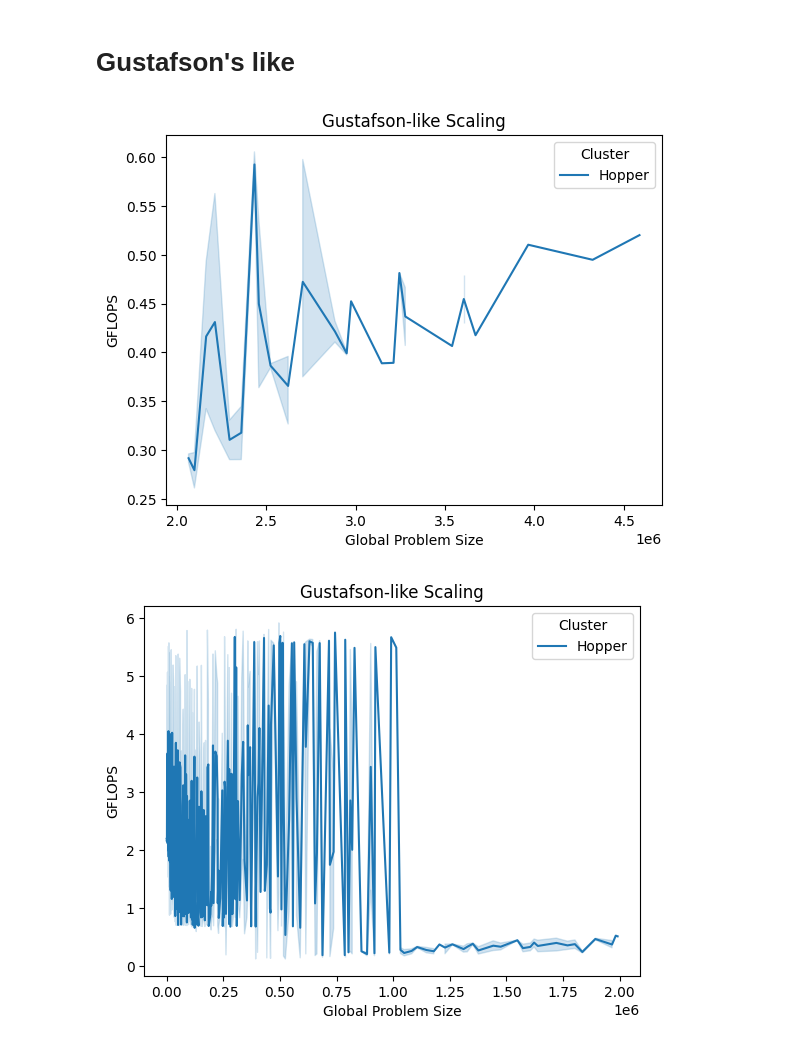
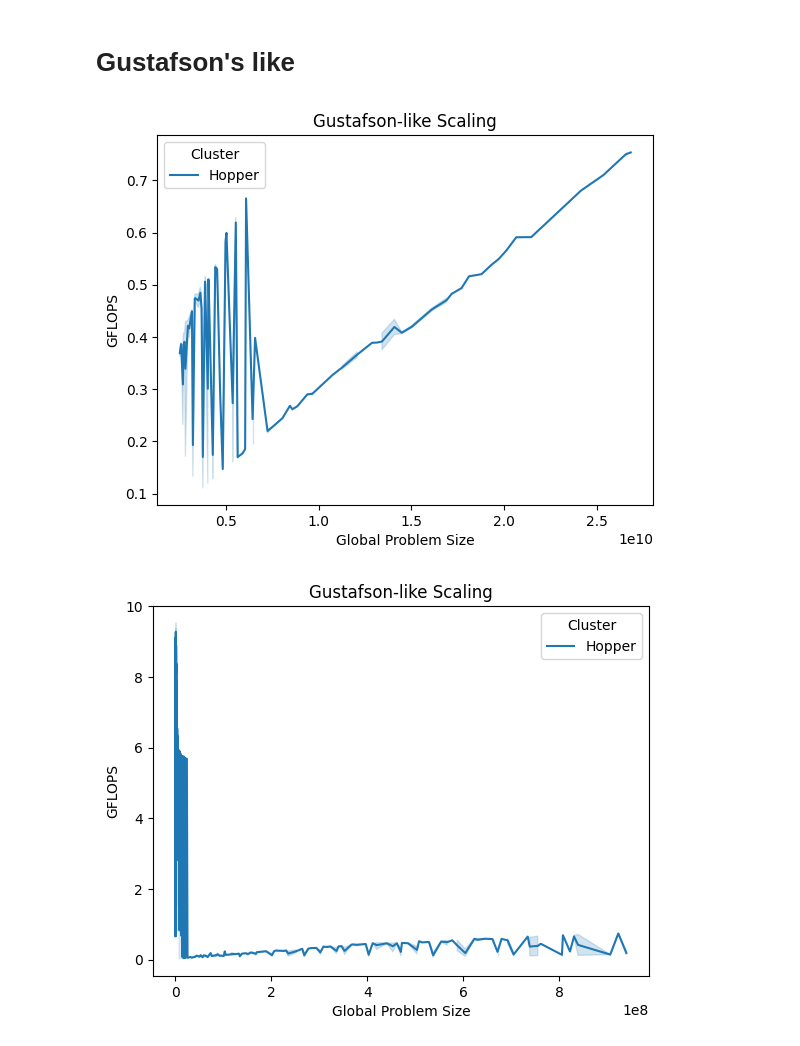
Before and after one commit to mikethebos/HPCG, a Jupyter notebook: Analysis.ipynb, the cells around one changed output. Drawn from its saved outputs; the diff is of its cells as text; code cells hidden in the pictures.

Commit message:
plots:  cubeness, cpu vs gpu

```diff
--- a/Analysis.ipynb
+++ b/Analysis.ipynb
@@ -12,6 +13,9 @@ header = ("X", "Y", "Z", "TIME", "SLURM_NNODES", "SLURM_NTASKS_PER_NODE", "OMP_N
 dat_hopper = pd.read_csv('global_results.csv', names=header)
 dat_hopper['Cluster'] = 'Hopper'
 dat_hopper.loc[dat_hopper['SLURM_GPUS_PER_NODE'] > 0, 'Cluster'] = "Hopper (GPU)"
+# %%
+# Trim initial malformed results
+dat_hopper = dat_hopper.iloc[1185:]
 # %%
 data = pd.concat((dat_hopper,))
 data
@@ -38,7 +42,7 @@ set(data['Process Count'])
 data['Problem Size'] = data['X'] * data['Y'] * data['Z']
 print(data['Problem Size'].max() ** (1.0 / 3.0))
 
-data['Global Problem Size'] = data['Problem Size'] * (data['SLURM_NNODES'] * data['SLURM_NTASKS_PER_NODE'])
+data['Global Problem Size'] = data['Problem Size'] * ((data['SLURM_NNODES'] * data['SLURM_NTASKS_PER_NODE']) ** 3.0)
 print(data['Global Problem Size'].max() ** (1.0 / 3.0))
 # %% [output]
 82.30621182481418
@@ -188,14 +192,14 @@ past_2e6 = one_thread[one_thread['Global Problem Size'] > 2e6]
 # %%
-pre_2e6 = one_thread[one_thread['Global Problem Size'] < 2e6]
+pre_3e6 = one_thread[one_thread['Global Problem Size'] < 1e9]
 # %%
-sns.lineplot(past_2e6[past_2e6['Cluster'] == 'Hopper'], x="Global Problem Size", y="GFLOPS", hue='Cluster')
+sns.lineplot(past_3e6[past_3e6['Cluster'] == 'Hopper'], x="Global Problem Size", y="GFLOPS", hue='Cluster')
 plt.title('Gustafson-like Scaling')
-plt.savefig('figures/flops_gustafson.svg')
+plt.savefig('figures/flops_gustafson_big.svg')
 # %% [output]
-[figure, old version]
+[figure, new version]
 # %%
-sns.lineplot(pre_2e6[pre_2e6['Cluster'] == 'Hopper'], x="Global Problem Size", y="GFLOPS", hue='Cluster')
+sns.lineplot(pre_3e6[pre_3e6['Cluster'] == 'Hopper'], x="Global Problem Size", y="GFLOPS", hue='Cluster')
 plt.title('Gustafson-like Scaling')
-plt.savefig('figures/flops_gustafson.svg')
+plt.savefig('figures/flops_gustafson_small.svg')
 # %% [output]
-[figure, old version]
+[figure, new version]
```
Also changed, not shown: parts of 27 cells of this notebook, 15 other files.
